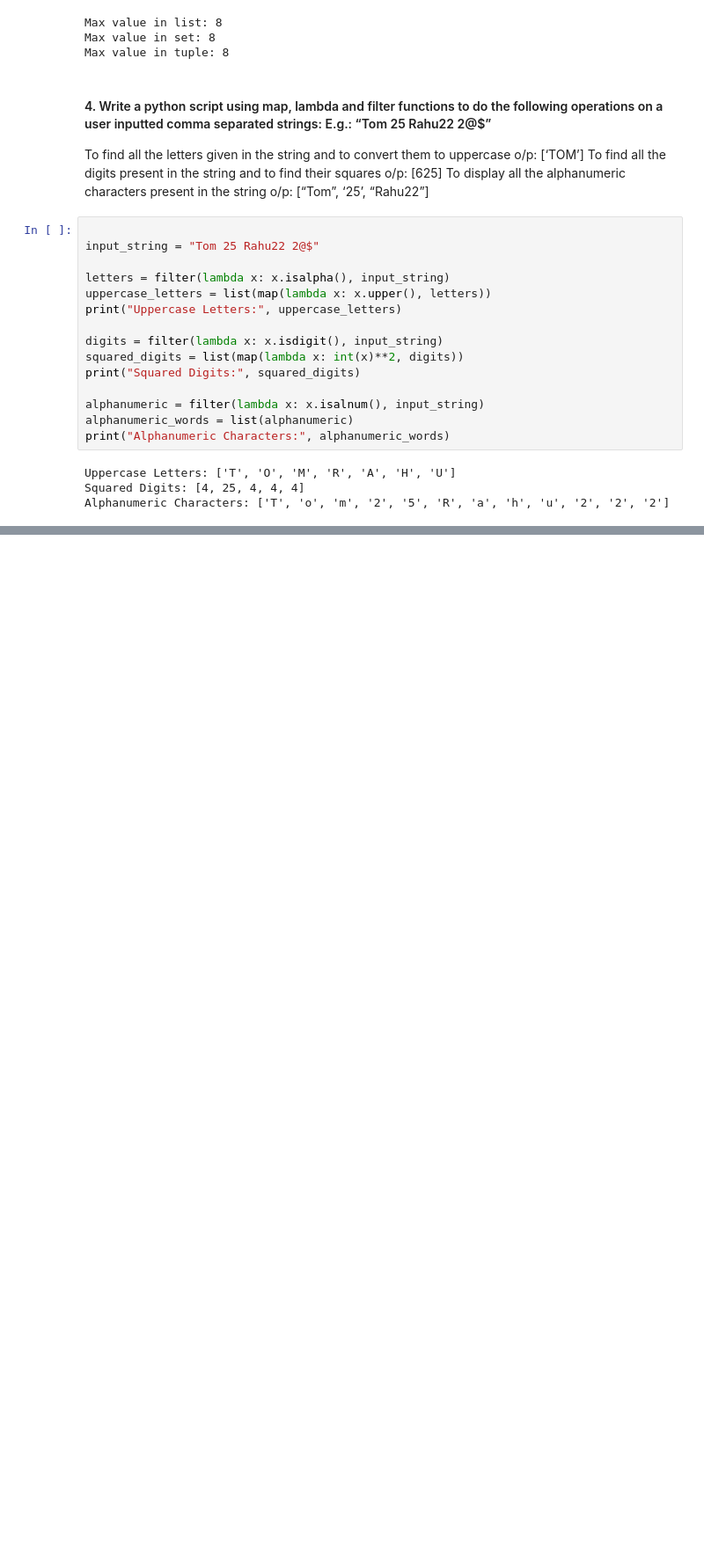
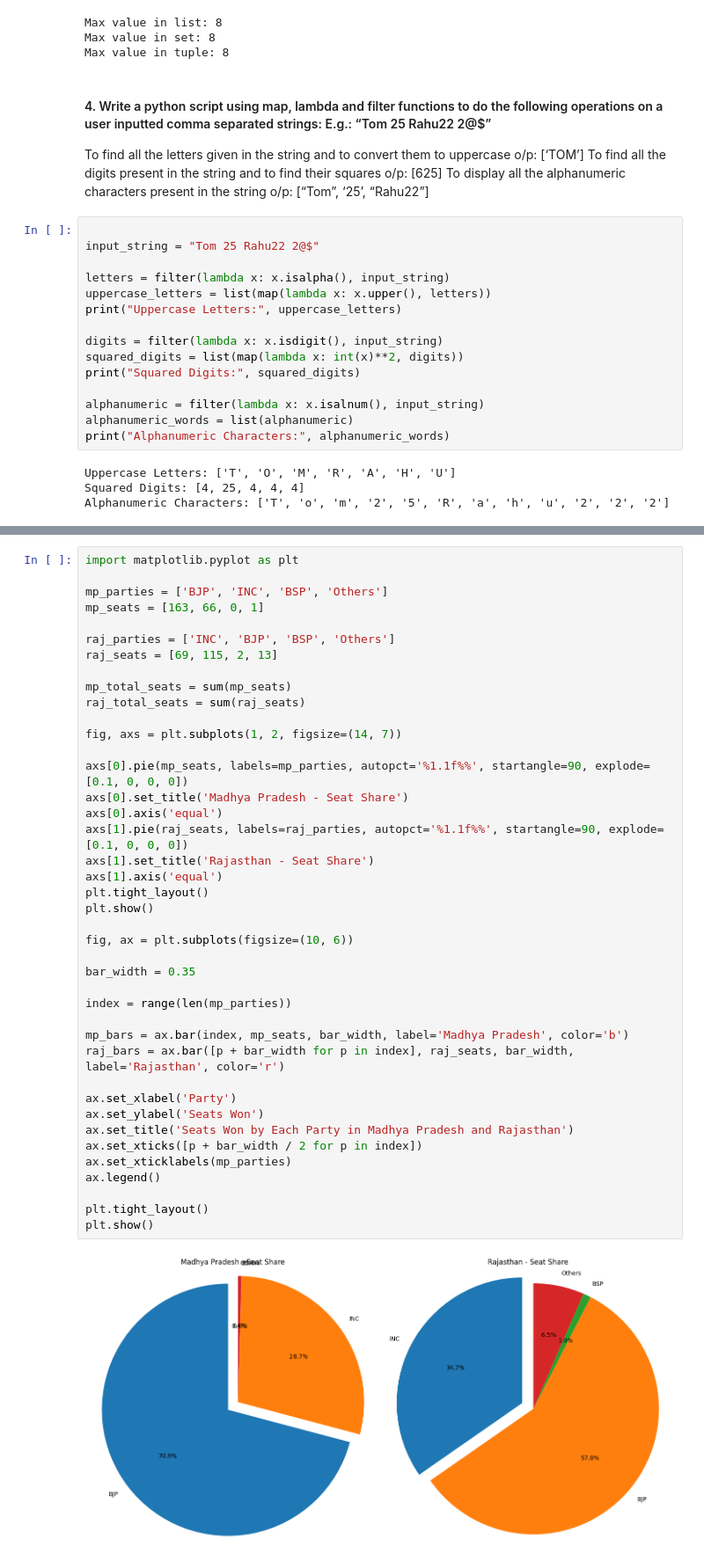
Before and after one commit to IIIT-Ranchi-CS2001/lab-codes-2023A-robosphere99, a Jupyter notebook: Pyhton_lab_practice.ipynb, the cells around one changed output, grey strips where cells are left out. Shown at 88% size. Drawn from its saved outputs; the diff is of its cells as text; blank space fills up the shorter version.

```diff
--- a/Pyhton_lab_practice.ipynb
+++ b/Pyhton_lab_practice.ipynb
@@ -700,0 +712,43 @@ Alphanumeric Characters: ['T', 'o', 'm', '2', '5', 'R', 'a', 'h', 'u', '2', '2',
+# %%
+import matplotlib.pyplot as plt
+
+mp_parties = ['BJP', 'INC', 'BSP', 'Others']
+mp_seats = [163, 66, 0, 1]
+
+raj_parties = ['INC', 'BJP', 'BSP', 'Others']
+raj_seats = [69, 115, 2, 13]
+
+mp_total_seats = sum(mp_seats)
+raj_total_seats = sum(raj_seats)
+
+fig, axs = plt.subplots(1, 2, figsize=(14, 7))
+
+axs[0].pie(mp_seats, labels=mp_parties, autopct='%1.1f%%', startangle=90, explode=[0.1, 0, 0, 0])
+axs[0].set_title('Madhya Pradesh - Seat Share')
+axs[0].axis('equal')
+axs[1].pie(raj_seats, labels=raj_parties, autopct='%1.1f%%', startangle=90, explode=[0.1, 0, 0, 0])
+axs[1].set_title('Rajasthan - Seat Share')
+axs[1].axis('equal')
+plt.tight_layout()
+plt.show()
+
+fig, ax = plt.subplots(figsize=(10, 6))
+
+bar_width = 0.35
+
+index = range(len(mp_parties))
+
+mp_bars = ax.bar(index, mp_seats, bar_width, label='Madhya Pradesh', color='b')
+raj_bars = ax.bar([p + bar_width for p in index], raj_seats, bar_width, label='Rajasthan', color='r')
+
+ax.set_xlabel('Party')
+ax.set_ylabel('Seats Won')
+ax.set_title('Seats Won by Each Party in Madhya Pradesh and Rajasthan')
+ax.set_xticks([p + bar_width / 2 for p in index])
+ax.set_xticklabels(mp_parties)
+ax.legend()
+
+plt.tight_layout()
+plt.show()
+# %% [output]
+[figure, added]
```
Also changed, not shown: parts of 5 cells of this notebook.
